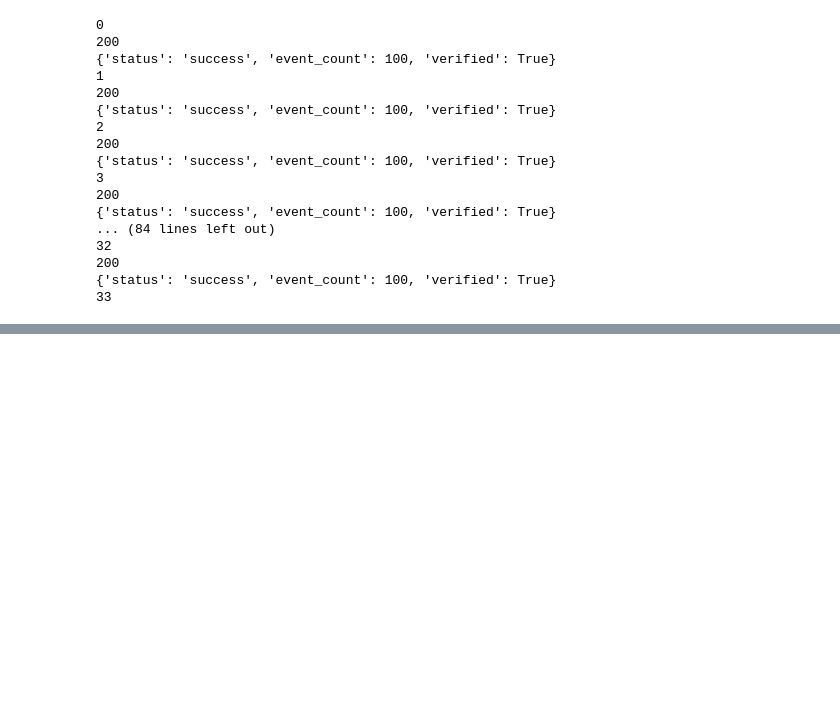
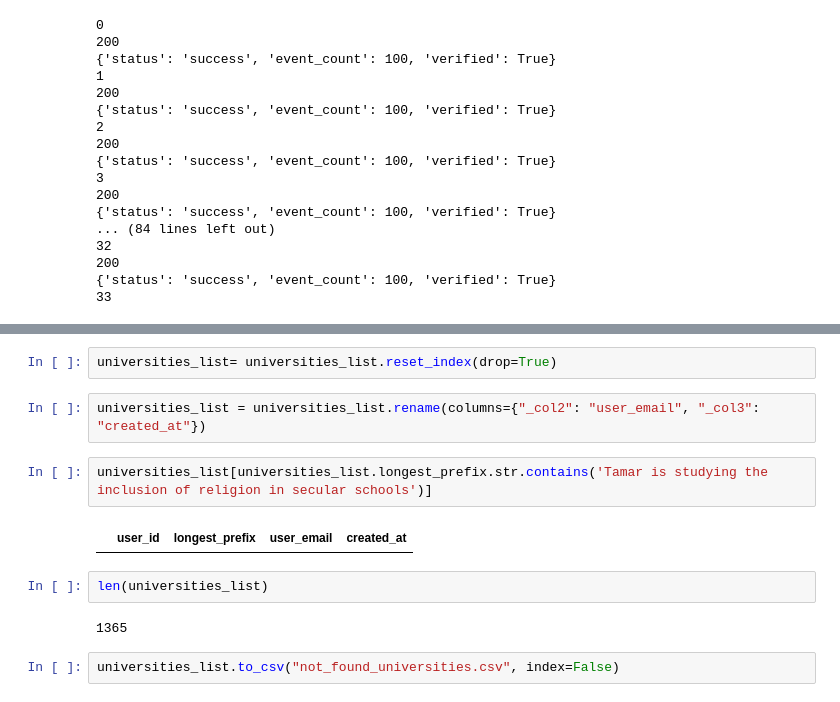
Before and after one commit to DiaaAbdAlDayem/churnkey_events, a Jupyter notebook: churnkey_events_enrichment.ipynb, the cells around one changed output, grey strips where cells are left out. Drawn from its saved outputs; the diff is of its cells as text; blank space fills up the shorter version.

```diff
--- a/churnkey_events_enrichment.ipynb
+++ b/churnkey_events_enrichment.ipynb
@@ -221,0 +225,14 @@ for ind, chunk in enumerate(chunks):
+# %%
+universities_list= universities_list.reset_index(drop=True)
+# %%
+universities_list = universities_list.rename(columns={"_col2": "user_email", "_col3": "created_at"})
+# %%
+universities_list[universities_list.longest_prefix.str.contains('Tamar is studying the inclusion of religion in secular schools')]
+# %% [output]
+|  | user_id | longest_prefix | user_email | created_at |
+# %%
+len(universities_list)
+# %% [output]
+1365
+# %%
+universities_list.to_csv("not_found_universities.csv", index=False)
```
Also changed, not shown: parts of 6 cells of this notebook, 2 other files.
